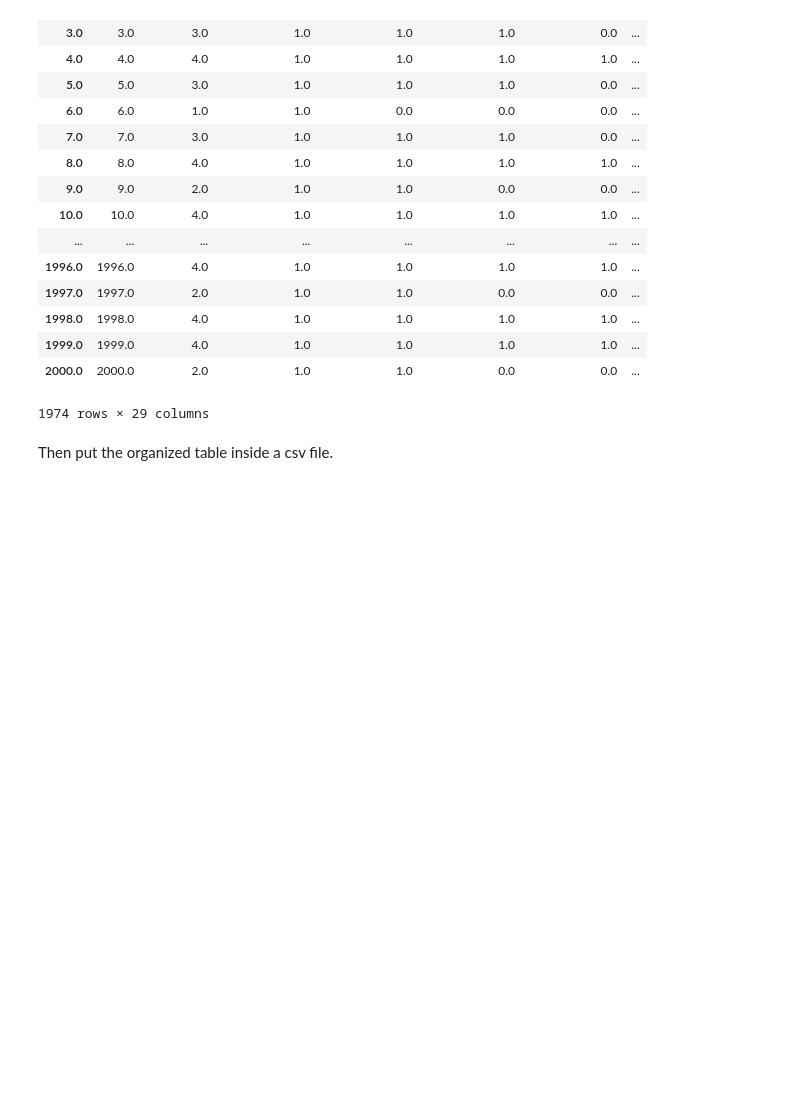
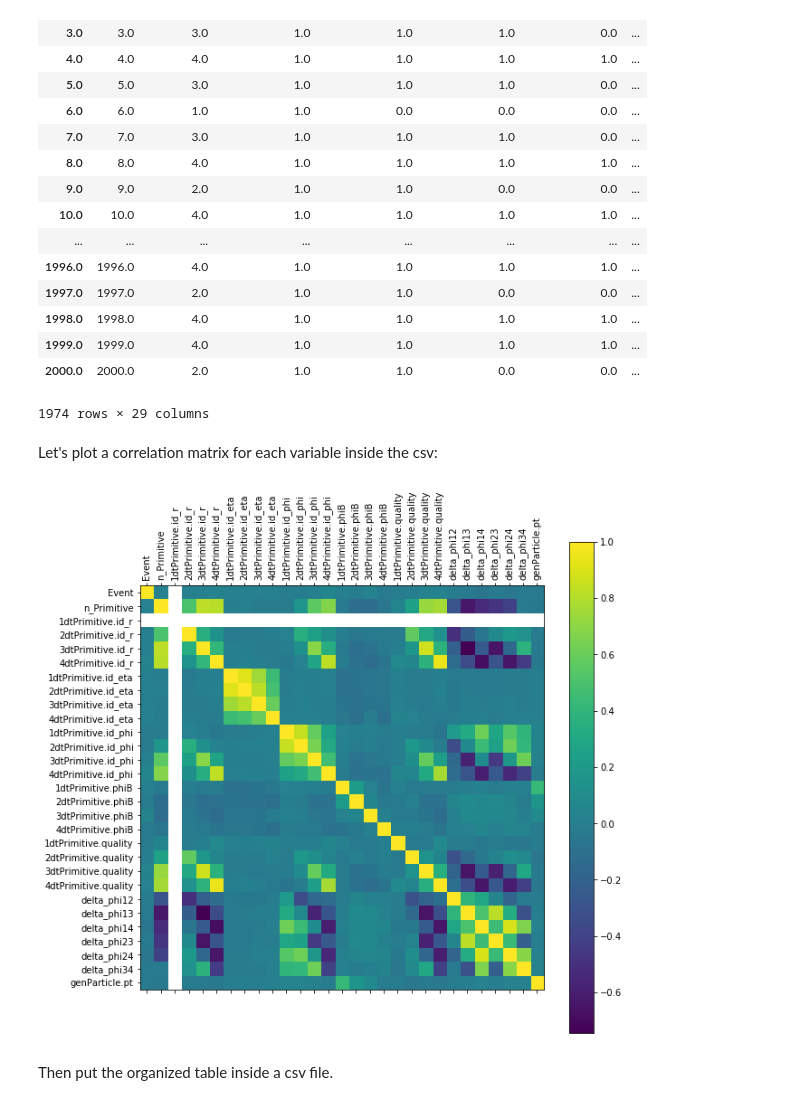
Before and after one commit to Tommaso93/MuonPOGAnalysisTemplate, a Jupyter notebook: Jupyter_Notebooks_miscellaneous/1-Csv_modify.ipynb, the cells around one changed output. Cells and saved outputs as stored; diff of their text form; code cells hidden in the pictures; blank space fills up the shorter version.

Commit message:
Insert correlation matrix

```diff
--- a/Jupyter_Notebooks_miscellaneous/1-Csv_modify.ipynb
+++ b/Jupyter_Notebooks_miscellaneous/1-Csv_modify.ipynb
@@ -188,6 +168,28 @@ df
 | 1999.0 | 1999.0 | 4.0 | 1.0 | 1.0 | 1.0 | 1.0 | ... |
 | 2000.0 | 2000.0 | 2.0 | 1.0 | 1.0 | 0.0 | 0.0 | ... |
 1974 rows × 29 columns
+# %% [markdown]
+Let's plot a correlation matrix for each variable inside the csv:
+# %%
+def plot_corr(df,size=10):
+    '''Function plots a graphical correlation matrix for each pair of columns in the dataframe.
+
+    Input:
+        df: pandas DataFrame
+        size: vertical and horizontal size of the plot'''
+
+    corr = df.corr()
+    fig, ax = plt.subplots(figsize=(size, size))
+    ax.matshow(corr)
+    plt.xticks(range(len(corr.columns)), corr.columns,rotation=90);
+    plt.yticks(range(len(corr.columns)), corr.columns);
+    plt.imshow(corr, aspect=1)
+# %%
+plot_corr(df)
+plt.colorbar()
+plt.show()
+# %% [output]
+[figure, added]
 # %% [markdown]
 Then put the organized table inside a csv file.
 # %%
```
Also changed, not shown: parts of 2 cells of this notebook.
